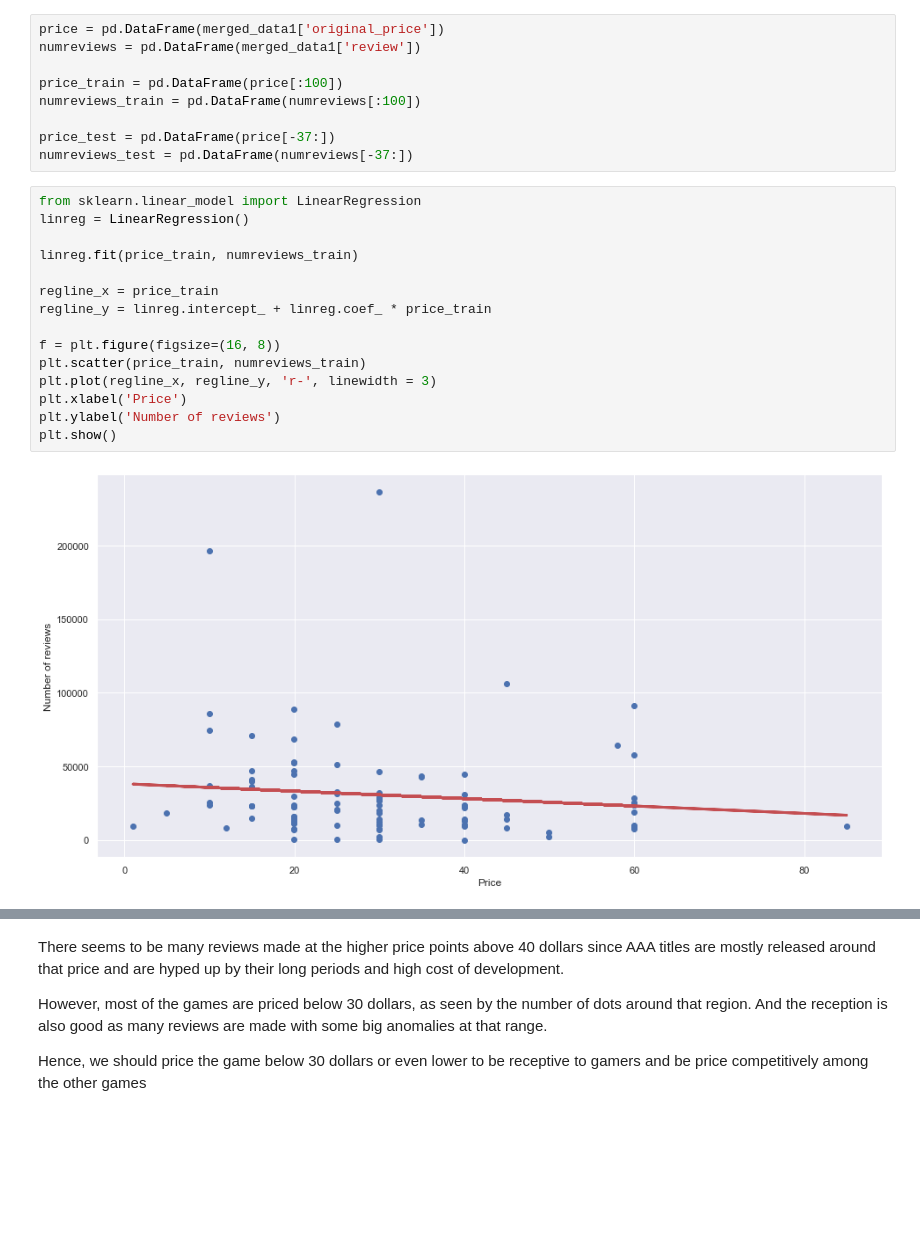
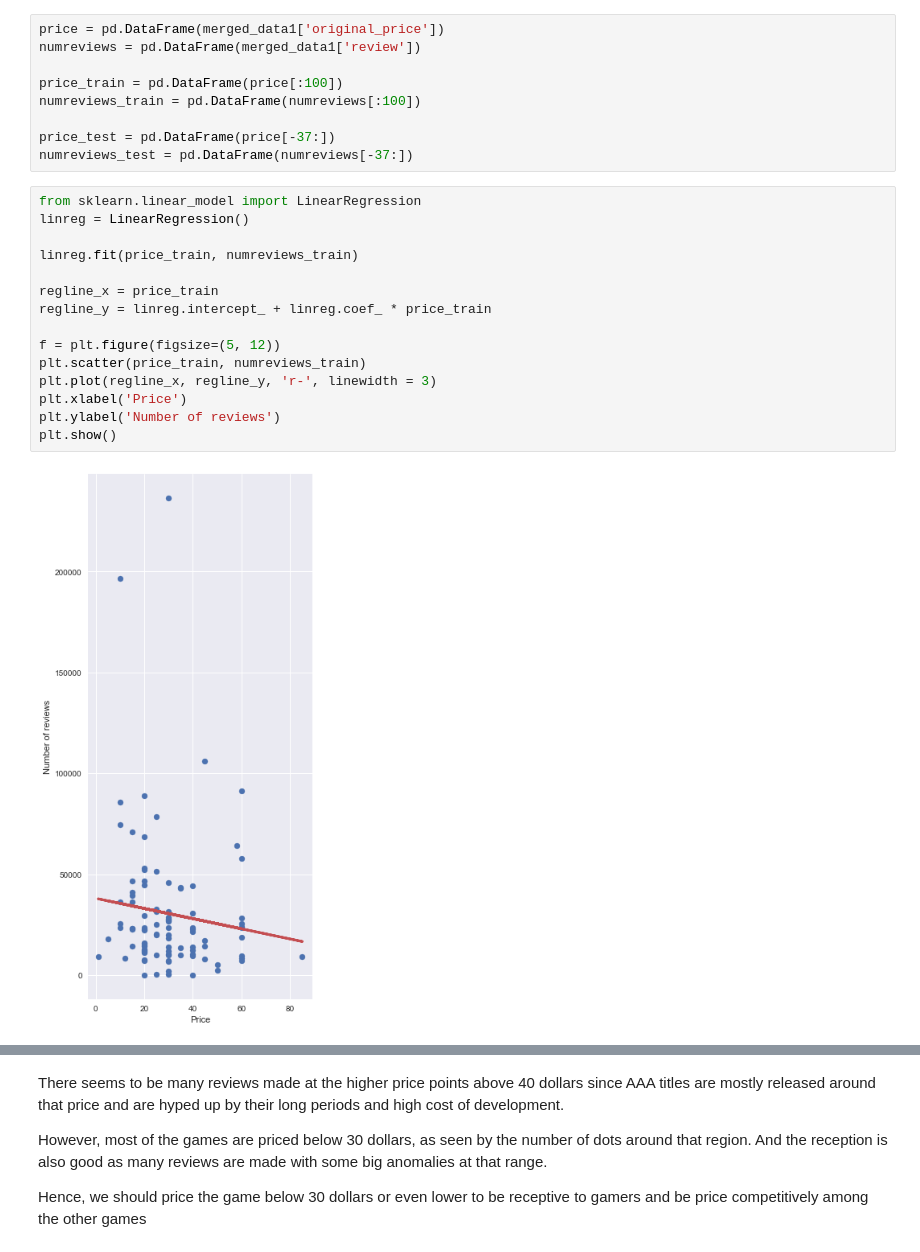
Before and after one commit to pyaepyaelily/videoGame, a Jupyter notebook: seahyida.ipynb, the cells around one changed output, grey strips where cells are left out. Saved outputs shown, nothing was run; the diff lists cells and outputs as text; blank space fills up the shorter version.

```diff
--- a/seahyida.ipynb
+++ b/seahyida.ipynb
@@ -135,20 +135,20 @@ numreviews_test = pd.DataFrame(numreviews[-37:])
 # %%
 from sklearn.linear_model import LinearRegression
 linreg = LinearRegression()
 
 linreg.fit(price_train, numreviews_train)
 
 regline_x = price_train
 regline_y = linreg.intercept_ + linreg.coef_ * price_train
 
-f = plt.figure(figsize=(16, 8))
+f = plt.figure(figsize=(5, 12))
 plt.scatter(price_train, numreviews_train)
 plt.plot(regline_x, regline_y, 'r-', linewidth = 3)
 plt.xlabel('Price')
 plt.ylabel('Number of reviews')
 plt.show()
 # %% [output]
-[figure, old version]
+[figure, new version]
 # %%
 linreg.fit(price_test, numreviews_test)
 
```
Also changed, not shown: parts of 8 cells of this notebook.
